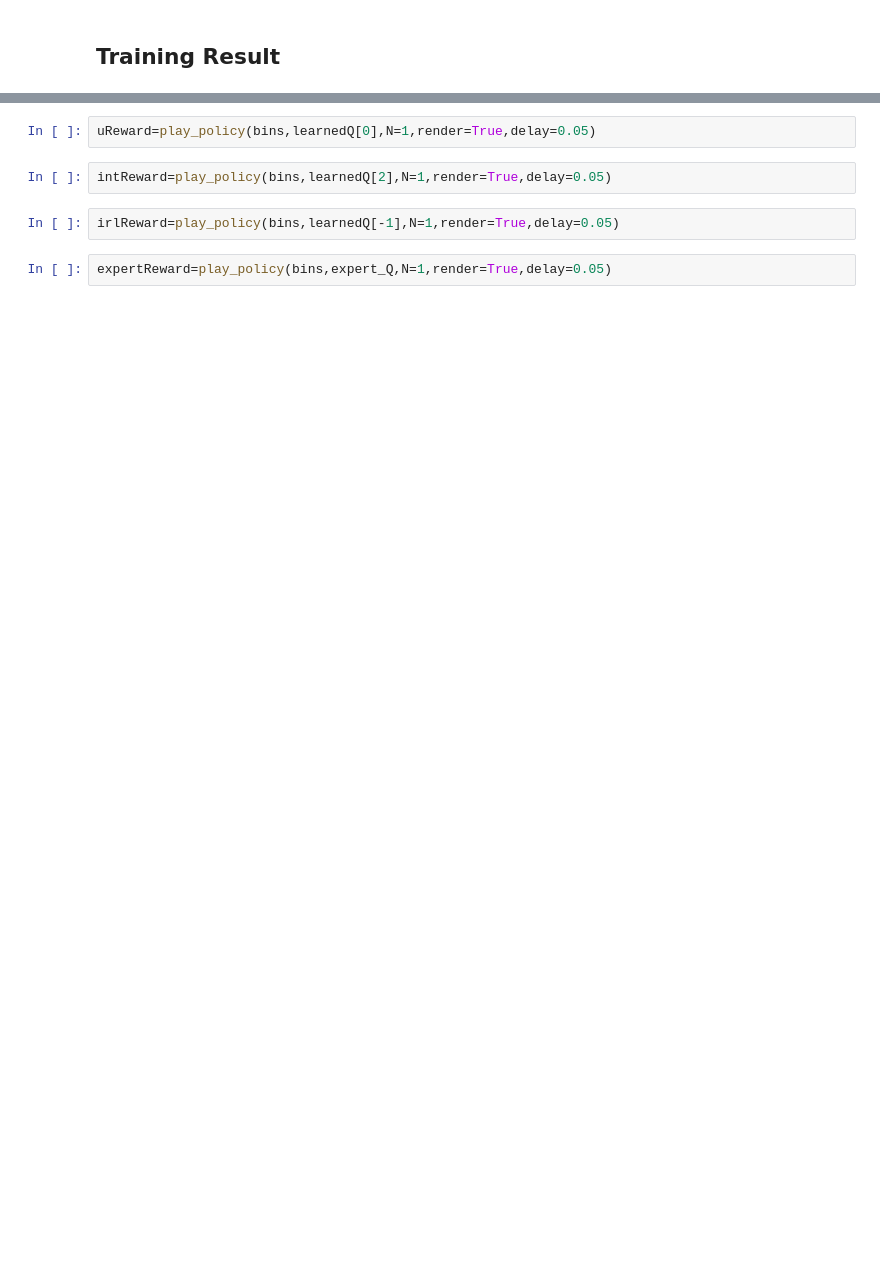
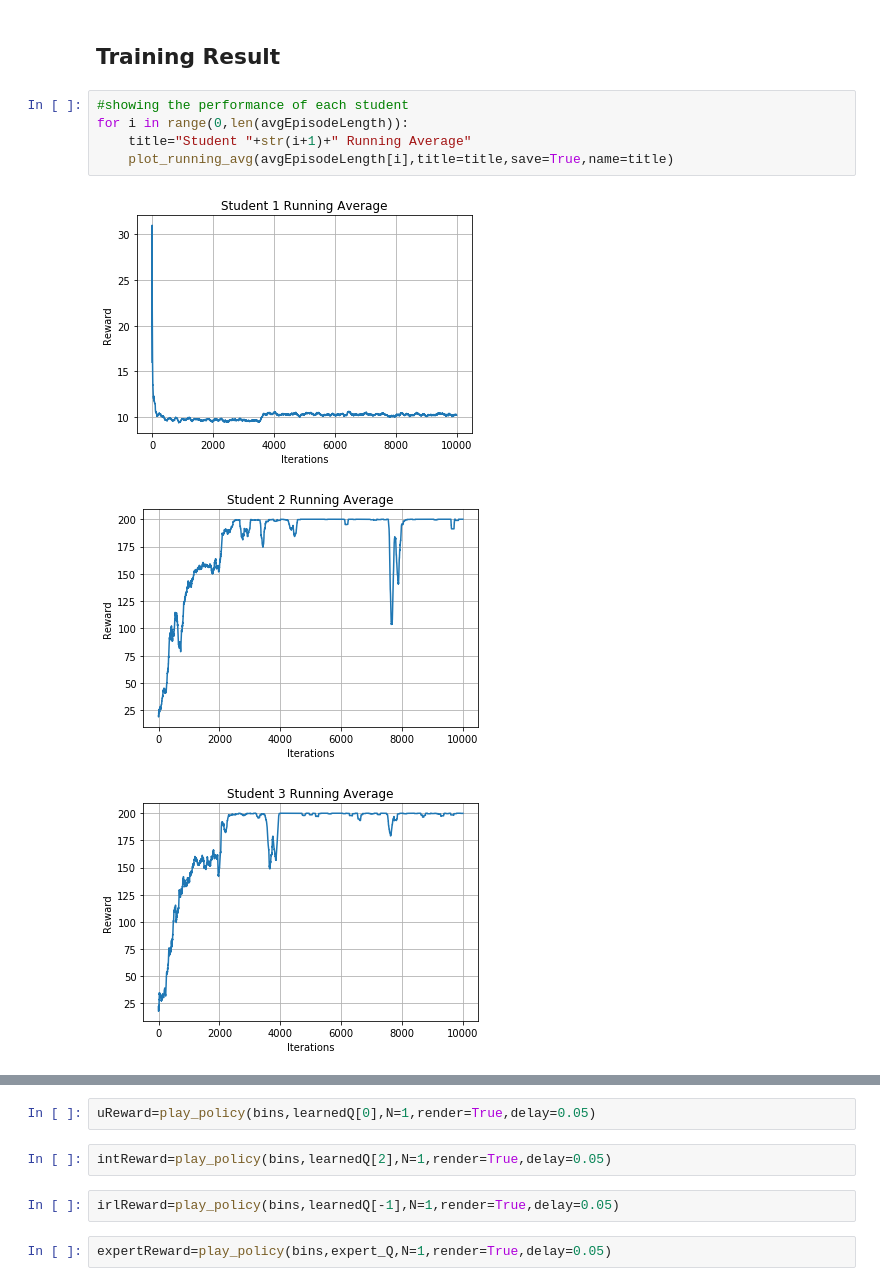
Before and after one commit to rhklite/apprenticeship_inverse_RL, a Jupyter notebook: Apprenticeship_Inverse_Reinforcement_Learning.ipynb, the cells around one changed output, grey strips where cells are left out. Saved outputs shown, nothing was run; the diff lists cells and outputs as text; blank space fills up the shorter version.

```diff
--- a/Apprenticeship_Inverse_Reinforcement_Learning.ipynb
+++ b/Apprenticeship_Inverse_Reinforcement_Learning.ipynb
@@ -461,3 +466,12 @@ FeatureExpectation:  [3.07758148 1.94925748 3.24407667 4.76272782]
 export trained IRL model...
 # %% [markdown]
 ## Training Result
+# %%
+#showing the performance of each student
+for i in range(0,len(avgEpisodeLength)):
+    title="Student "+str(i+1)+" Running Average"
+    plot_running_avg(avgEpisodeLength[i],title=title,save=True,name=title)
+# %% [output]
+[figure, added]
+[figure, added]
+[figure, added]
```
Also changed, not shown: parts of 17 cells of this notebook, 2 other files.
